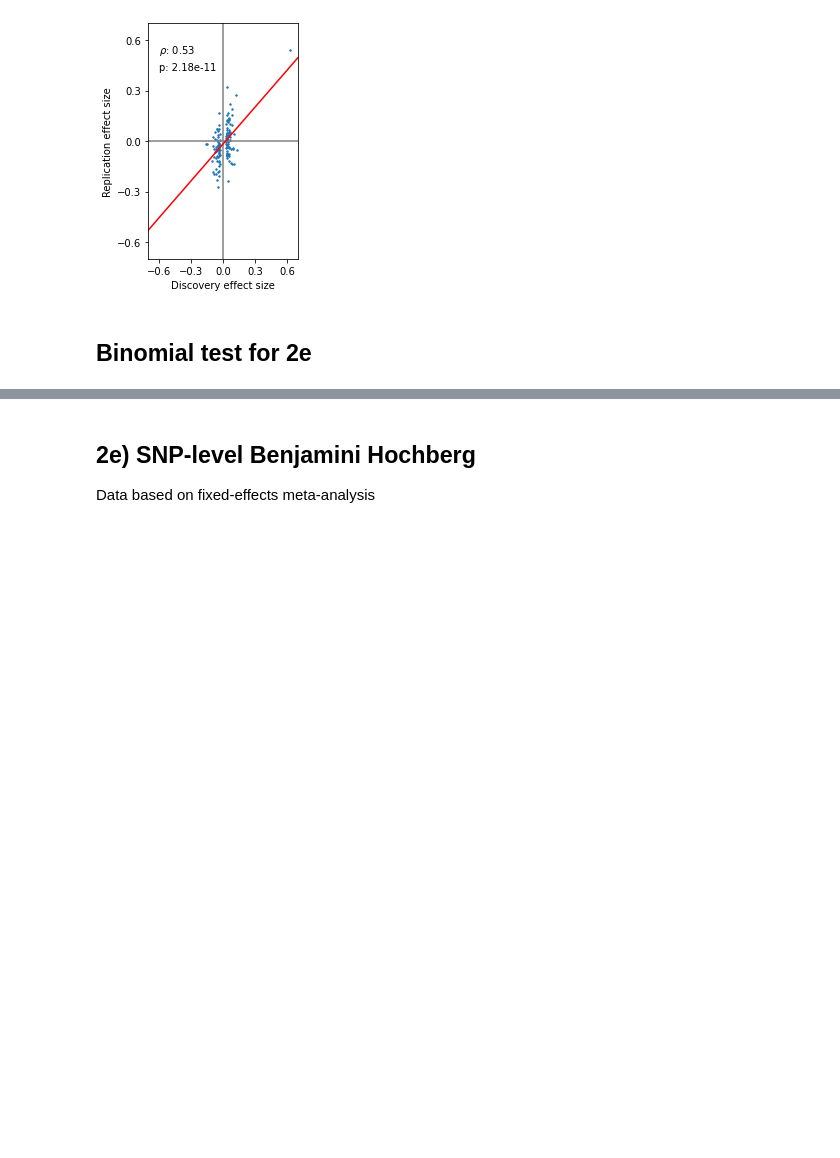
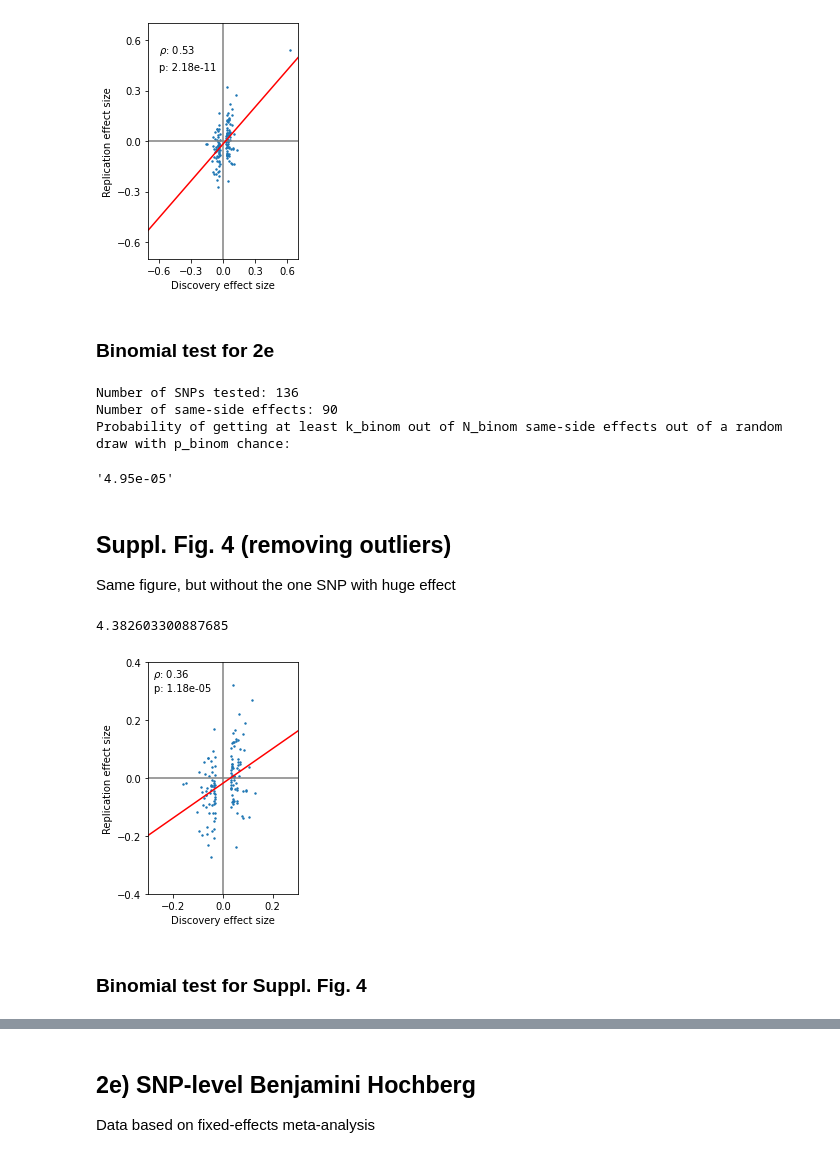
Before and after one commit to mjbeyeler/Stuff, a Jupyter notebook: mattia_paper/metaanalysis_figures.ipynb, the cells around one changed output, grey strips where cells are left out. Saved outputs shown, nothing was run; the diff lists cells and outputs as text; code cells hidden in the pictures; blank space fills up the shorter version.

```diff
--- a/mattia_paper/metaanalysis_figures.ipynb
+++ b/mattia_paper/metaanalysis_figures.ipynb
@@ -232,7 +234,79 @@ plt.savefig("/Users/mbeyele5/retina_tortuosity/output/GWAS_all/skipogh_DF_GWAS_T
 7.178783993484662
 [figure]
 # %% [markdown]
-## Binomial test for 2e
+
+### Binomial test for 2e
+# %%
+from scipy.stats import binom
+
+print("Number of SNPs tested:", len(betas_ukbb))
+
+same_sign = [True for idx,i in enumerate(betas_ukbb) if i*betas[idx]>0]
+print("Number of same-side effects:", len(same_sign))
+
+N_binom=136
+k_binom=90
+p_binom=0.5
+
+print("Probability of getting at least k_binom out of N_binom same-side effects out of a random draw with p_binom chance:")
+np.format_float_scientific(1 - binom.cdf(k_binom, N_binom, p_binom), 2)
+# %% [output]
+Number of SNPs tested: 136
+Number of same-side effects: 90
+Probability of getting at least k_binom out of N_binom same-side effects out of a random draw with p_binom chance:
+'4.95e-05'
+# %% [markdown]
+## Suppl. Fig. 4 (removing outliers)
+Same figure, but without the one SNP with huge effect
+# %%
+from scipy.stats import t as ttest
+from matplotlib import pyplot as plt
+import numpy as np
+
+i_max = np.argmax(np.asarray(df_fe['ukbb_beta']))
+
+betas_ukbb = list(df_fe['ukbb_beta'])
+betas = list(df_fe['beta1'])
+
+# censoring
+del betas_ukbb[i_max]
+del betas[i_max]
+
+
+fig = plt.figure(figsize=[3.0,4])
+ax = fig.add_subplot(111)
+plt.scatter(betas_ukbb, betas, s=2)
+plt.xlim([-0.3,0.3])
+plt.ylim([-0.4,0.4])
+ticks=[-0.4,-0.2,0,0.2,0.4]
+# plt.xticks(ticks)
+plt.yticks(ticks)
+# ax.set_aspect('equal')
+plt.hlines(0,-10,10, colors='gray')
+plt.vlines(0,-10,10, colors='gray')
+from sklearn.linear_model import LinearRegression
+model = LinearRegression().fit(np.array(betas_ukbb).reshape(-1,1), betas)
+x = [-1,0,1]
+y = model.intercept_ + model.coef_ * x
+plt.plot(x,y,c='red')
+plt.text(-0.28, 0.35,'$\\rho$: ' + str(np.round(np.corrcoef(betas_ukbb, betas)[0,1],2)))
+r = np.corrcoef(betas_ukbb, betas)[0,1]
+t = r * np.sqrt(len(betas) - 2) / np.sqrt(1 - r**2)
+print(t)
+plt.text(-0.276, 0.3,'p: ' + str(np.format_float_scientific(ttest.sf(t, len(betas)-2), 2))) # univariate t-test, as we know slope>=0
+
+#plt.title('Lead SNP effect size correlation', fontweight='bold')
+plt.xlabel('Discovery effect size')
+plt.ylabel('Replication effect size')
+# plt.grid()
+
+plt.tight_layout()
+plt.savefig("/Users/mbeyele5/retina_tortuosity/output/GWAS_all/skipogh_DF_GWAS_Tanguy/fe_beta_correlation_without_outlier.png")
+# %% [output]
+4.382603300887685
+[figure, added]
+# %% [markdown]
+### Binomial test for Suppl. Fig. 4
 # %%
 from scipy.stats import binom
 
```
Also changed, not shown: parts of 10 cells of this notebook.
